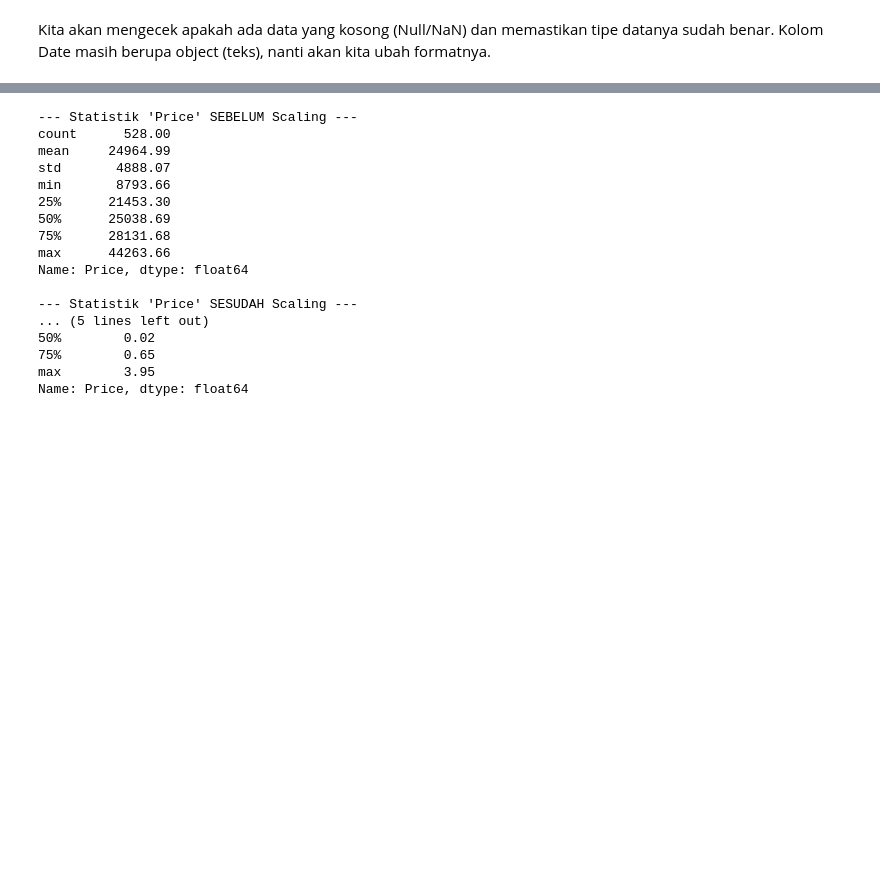
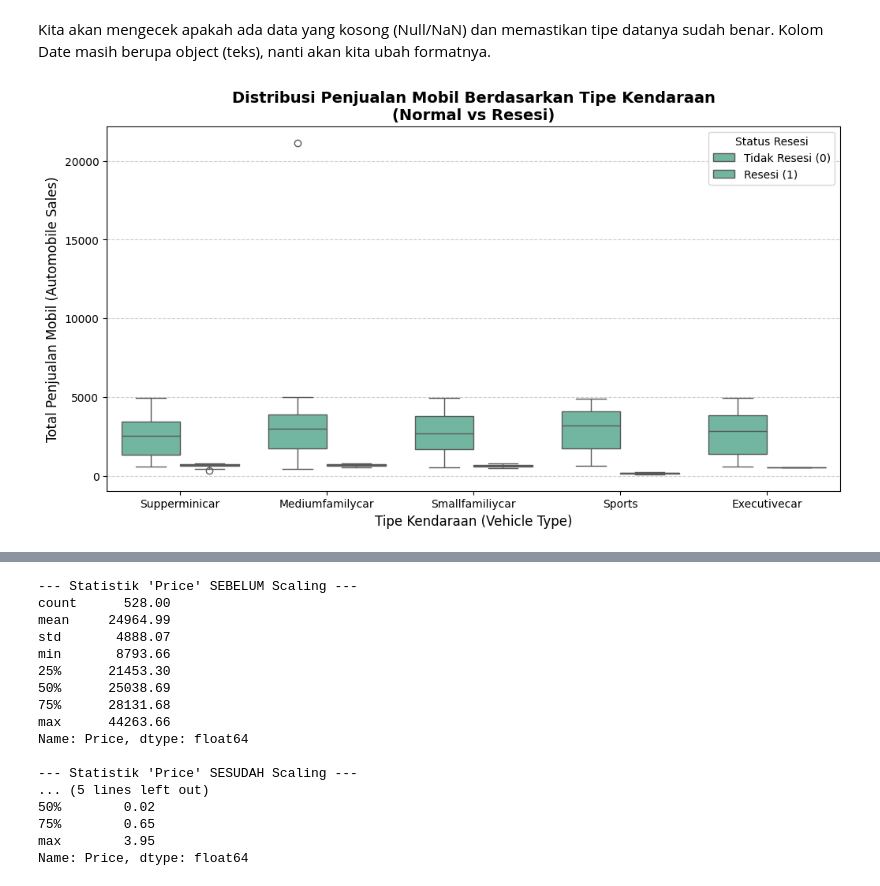
Before and after one commit to Alinberlian/iris-bootstrap-eda, a Jupyter notebook: Data_Pre_Processing.ipynb, the cells around one changed output, grey strips where cells are left out. Saved outputs shown, nothing was run; the diff lists cells and outputs as text; code cells hidden in the pictures; blank space fills up the shorter version.

```diff
--- a/Data_Pre_Processing.ipynb
+++ b/Data_Pre_Processing.ipynb
@@ -65,3 +65,28 @@ dtype: int64
 [TINDAKAN] Kolom 'Date' berhasil diubah ke format Datetime.
 # %% [markdown]
 Kita akan mengecek apakah ada data yang kosong (Null/NaN) dan memastikan tipe datanya sudah benar. Kolom Date masih berupa object (teks), nanti akan kita ubah formatnya.
+# %%
+# Mengatur ukuran kanvas grafik
+plt.figure(figsize=(12, 6))
+
+# Membuat Boxplot
+# x = Kategori Tipe Kendaraan, y = Target Penjualan
+# hue = Memisahkan box berdasarkan status Resesi
+sns.boxplot(data=df, x='Vehicle_Type', y='Automobile_Sales', hue='Recession',
+            palette=['#66c2a5', '#fc8d62'])
+
+# Menambahkan judul dan label
+plt.title('Distribusi Penjualan Mobil Berdasarkan Tipe Kendaraan\n(Normal vs Resesi)', fontsize=14, fontweight='bold')
+plt.xlabel('Tipe Kendaraan (Vehicle Type)', fontsize=12)
+plt.ylabel('Total Penjualan Mobil (Automobile Sales)', fontsize=12)
+
+# Menambahkan grid pada sumbu Y agar nilai lebih mudah dibaca
+plt.grid(True, linestyle='--', alpha=0.6, axis='y')
+
+# Mempercantik legenda
+plt.legend(title='Status Resesi', labels=['Tidak Resesi (0)', 'Resesi (1)'])
+
+# Menampilkan grafik
+plt.show()
+# %% [output]
+[figure, added]
```
Also changed, not shown: parts of 10 cells of this notebook.
